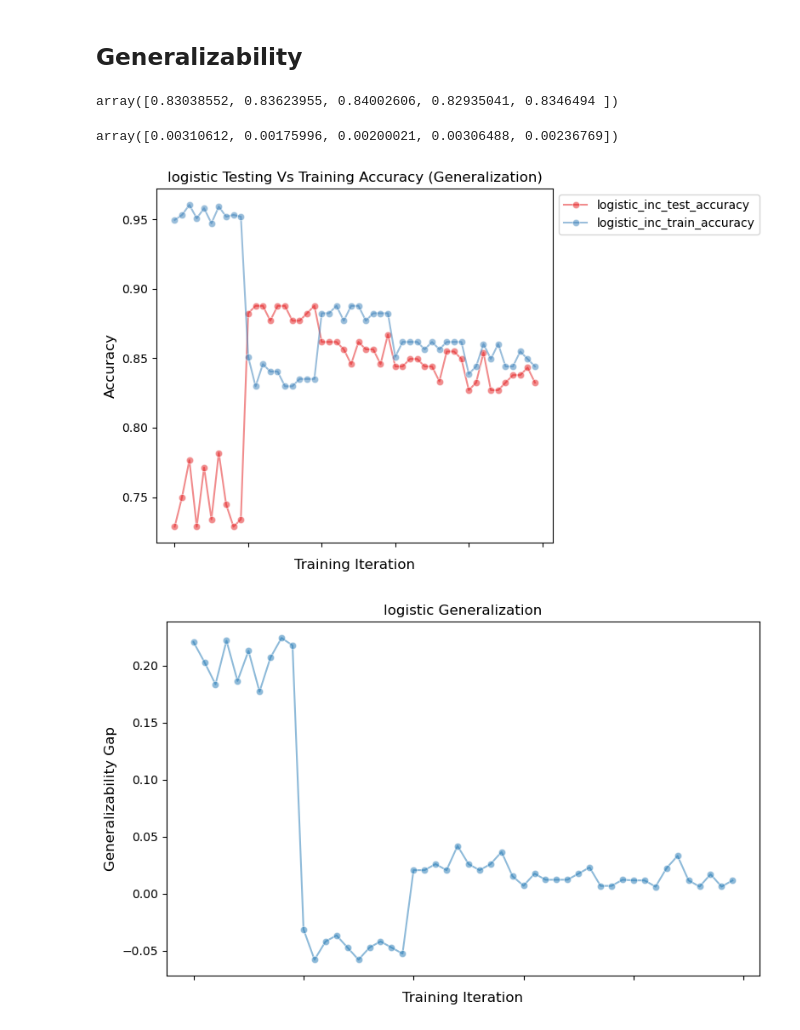
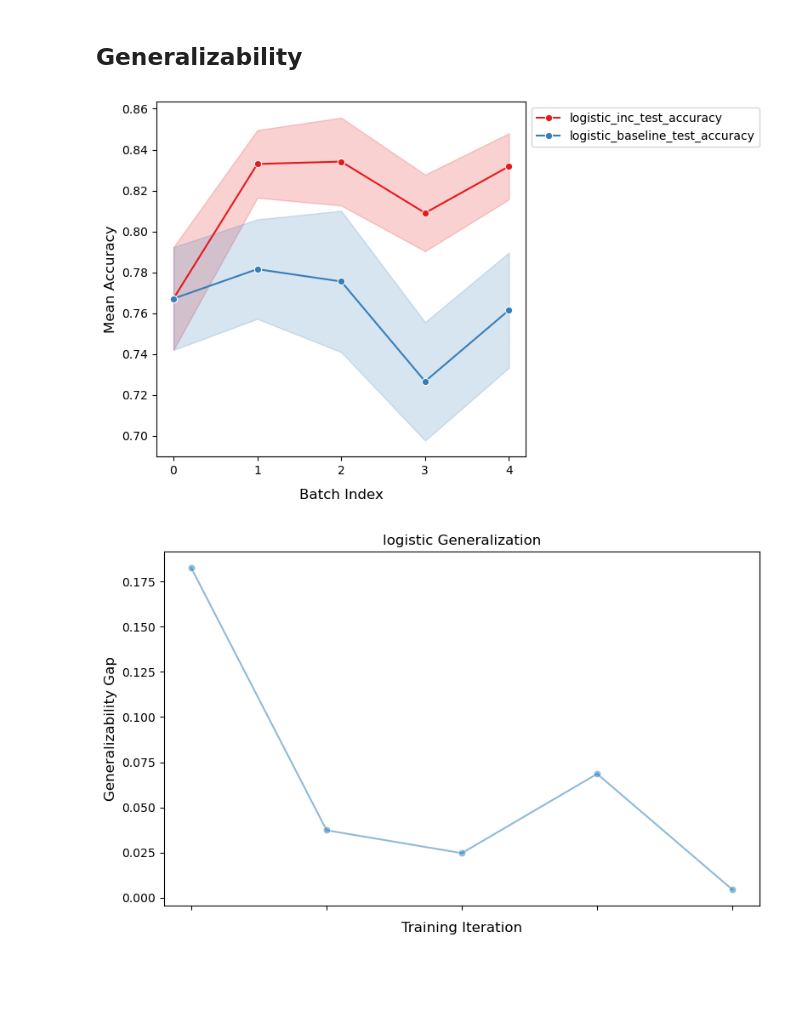
Before and after one commit to mack-mallett/Cash-Flows, a Jupyter notebook: experiments/model_comparison.ipynb, the cells around one changed output. Cells and saved outputs as stored; diff of their text form; code cells hidden in the pictures; blank space fills up the shorter version.

```diff
--- a/experiments/model_comparison.ipynb
+++ b/experiments/model_comparison.ipynb
@@ -39,20 +39,21 @@ def inc_base_reader(num_batches:int, result_dict:dict, num_tests:int):
         result_dict[clf] = results
     return result_dict
 # %%
-results = inc_base_reader(5, results, 10)
+num_tests = 100
+results = inc_base_reader(5, results, num_tests)
 # %%
 # results['logistic']
 # %%
 full_results = pd.concat(results, axis=1).droplevel(level=0, axis=1)
 # %%
 #Setup the variables
-# cv = StratifiedKFold(n_splits=8, shuffle=True, random_state=0)
-basics = st.TestVariables(results=full_results, num_test=10)
+# This is where I would test for Normal Distributions
+basics = st.TestVariables(results=full_results, num_test=num_tests)
 rope_interval = [-0.01, 0.01]
 means_dict = {}
 vars_dict = {}
 for col in basics.model_scores.transpose().columns:
-    m, v = st.get_mean_var(basics.model_scores.transpose()[col].to_numpy(), 5, 10)
+    m, v = st.get_mean_var(basics.model_scores.transpose()[col].to_numpy(), 5, num_tests)
     means_dict[col] = m
     vars_dict[col] = v
 
@@ -84,8 +94,6 @@ mean_model_scores
 # %%
-import matplotlib.pyplot as plt
-import numpy as np
-import seaborn as sns
-plot_df = mean_model_scores.iloc[:, 6:]
+
+plot_df = mean_model_scores.loc[:,mean_inc_test_comp_lknn]
 
 fig, ax = plt.subplots(figsize=(8, 5))
 colors = sns.color_palette("Set1", n_colors=len(plot_df.columns))
@@ -107,6 +115,7 @@ for i, col in enumerate(plot_df.columns):
     # Add shaded error band (mean ± std)
     ax.fill_between(x, mean - std, mean + std, color=colors[i], alpha=0.2)
 
+ax.set_xticks(plot_df.index)
 sns.move_legend(ax, "upper left", bbox_to_anchor=(1, 1))
 ax.set_xlabel("Batch Index", size=12, labelpad=10)
 ax.set_ylabel("Mean Accuracy", size=12)
@@ -142,65 +158,62 @@ pairwise_comp_df.sort_values(['model_1', 'model_2'], ascending=True).dropna().il
 # %% [markdown]
 ## Generalizability
-# %%
-mean, var = st.get_mean_var(basics.model_scores.transpose()['logistic_inc_test_accuracy'].to_numpy(), 5, 10)
-# %%
-mean
-# %% [output]
-array([0.83038552, 0.83623955, 0.84002606, 0.82935041, 0.8346494 ])
-# %%
-var
-# %% [output]
-array([0.00310612, 0.00175996, 0.00200021, 0.00306488, 0.00236769])
 # %%
 def overfitting_plt(model:str):
-    compare = basics.model_scores.transpose()[[f"{model}_inc_test_accuracy", f"{model}_inc_train_accuracy"]]
-    gen =compare[f"{model}_inc_train_accuracy"] - compare[f"{model}_inc_test_accuracy"]
+    compare = mean_model_scores[[f"{model}_inc_test_accuracy", f"{model}_baseline_test_accuracy"]]
+    gen =mean_model_scores[f"{model}_inc_train_accuracy"] - mean_model_scores[f"{model}_inc_test_accuracy"]
 # plot accuracy
-    fig, ax = plt.subplots(figsize=(8, 5))  # slightly wider figure gives room
-    sns.lineplot(
-    data=compare,
-    dashes=False,
-    palette="Set1",
-    marker="o",
-    alpha=0.5,
-    ax=ax,
-)
+    fig, ax = plt.subplots(figsize=(8, 5))
+    colors = sns.color_palette("Set1", n_colors=len(compare.columns))
 
-# Move legend outside the plot area to the right
+    for i, col in enumerate(compare.columns):
+        x = compare.index
+        mean = compare[col]
+        std = np.sqrt(var_model_scores[col])  # Standard deviation
+
+        # Draw main line
+        sns.lineplot(
+            x=x,
+            y=mean,
+            label=col,
+            color=colors[i],
+            marker="o",
+            ax=ax,
+        )
+        # Add shaded error band (mean ± std)
+        ax.fill_between(x, mean - std, mean + std, color=colors[i], alpha=0.2)
+
+    ax.set_xticks(compare.index)
     sns.move_legend(ax, "upper left", bbox_to_anchor=(1, 1))
+    ax.set_xlabel("Batch Index", size=12, labelpad=10)
+    ax.set_ylabel("Mean Accuracy", size=12)
 
-    ax.set_xlabel("Training Iteration", size=12, labelpad=10)
-    ax.set_ylabel("Accuracy", size=12)
-    ax.tick_params(bottom=True, labelbottom=False)
-    ax.set_title(f"{model} Testing Vs Training Accuracy (Generalization)")
-
-    plt.tight_layout()  # prevents legend text from getting clipped
+    plt.tight_layout()
     plt.show()
 
     # plot generalizability
     fig, ax = plt.subplots(figsize=(8, 5))  # slightly wider figure gives room
     sns.lineplot(
     data=gen,
     dashes=False,
     palette="Set1",
     marker="o",
     alpha=0.5,
     ax=ax,
 )
 
 # Move legend outside the plot area to the right
     # sns.move_legend(ax, "upper left", bbox_to_anchor=(1, 1))
-
+    ax.set_xticks(gen.index)
     ax.set_xlabel("Training Iteration", size=12, labelpad=10)
     ax.set_ylabel("Generalizability Gap", size=12)
     ax.tick_params(bottom=True, labelbottom=False)
     ax.set_title(f"{model} Generalization")
 
     plt.tight_layout()  # prevents legend text from getting clipped
     plt.show()
 
 for clf in results.keys():
     overfitting_plt(clf)
 # %% [output]
-[figure, old version]
+[figure, new version]
-[figure, old version]
+[figure, new version]
```
Also changed, not shown: parts of 14 cells of this notebook, 5 other files.
